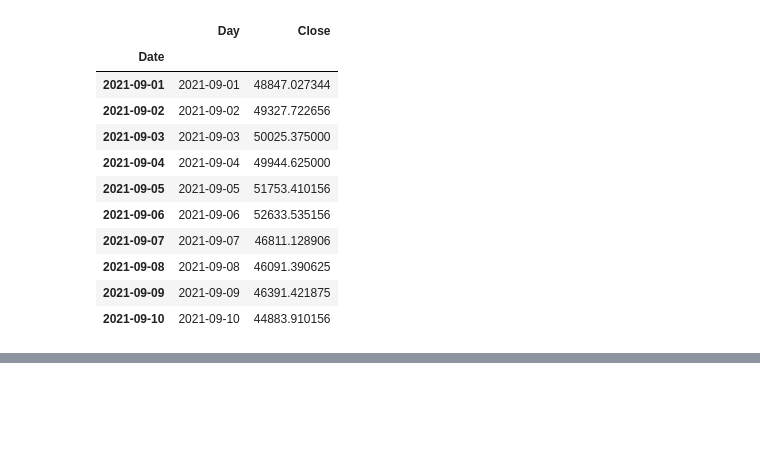
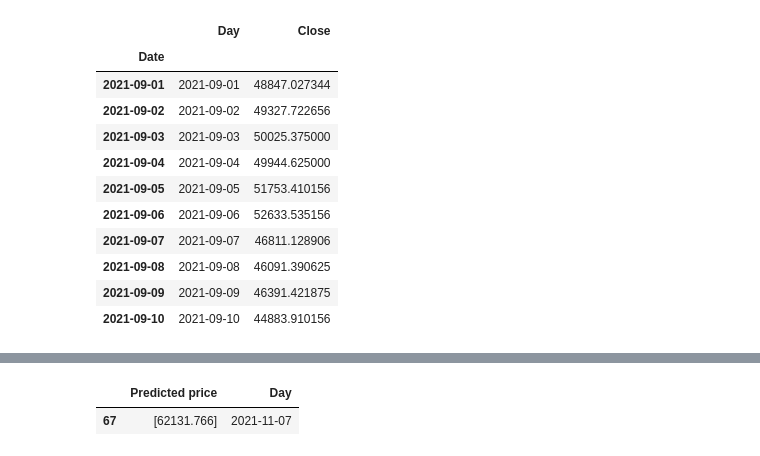
Before and after one commit to H93JEBALI/Stock-Crypto-prediction, a Jupyter notebook: Price_prediction.ipynb, the cells around one changed output, grey strips where cells are left out. Drawn from its saved outputs; the diff is of its cells as text; code cells hidden in the pictures; blank space fills up the shorter version.

```diff
--- a/Price_prediction.ipynb
+++ b/Price_prediction.ipynb
@@ -275,0 +260,5 @@ df_predicted_BTC_price.head(100)
+# %%
+df_predicted_BTC_price.tail(1)
+# %% [output]
+|  | Predicted price | Day |
+| 67 | [62131.766] | 2021-11-07 |
```
Also changed, not shown: parts of 1 cell of this notebook.
